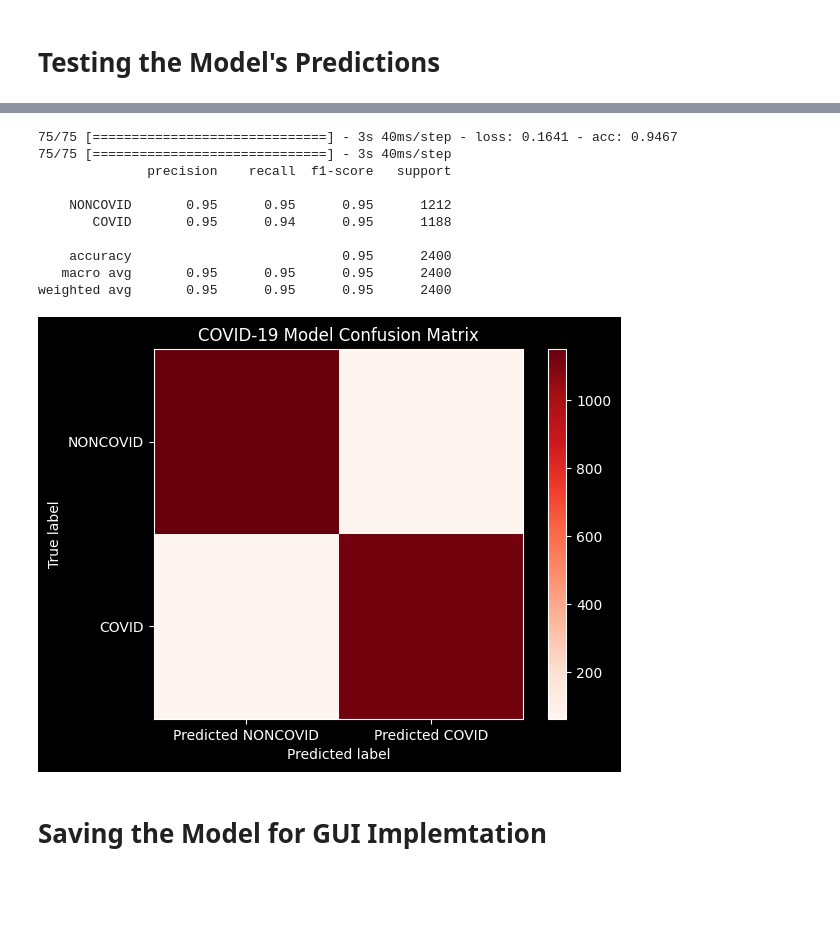
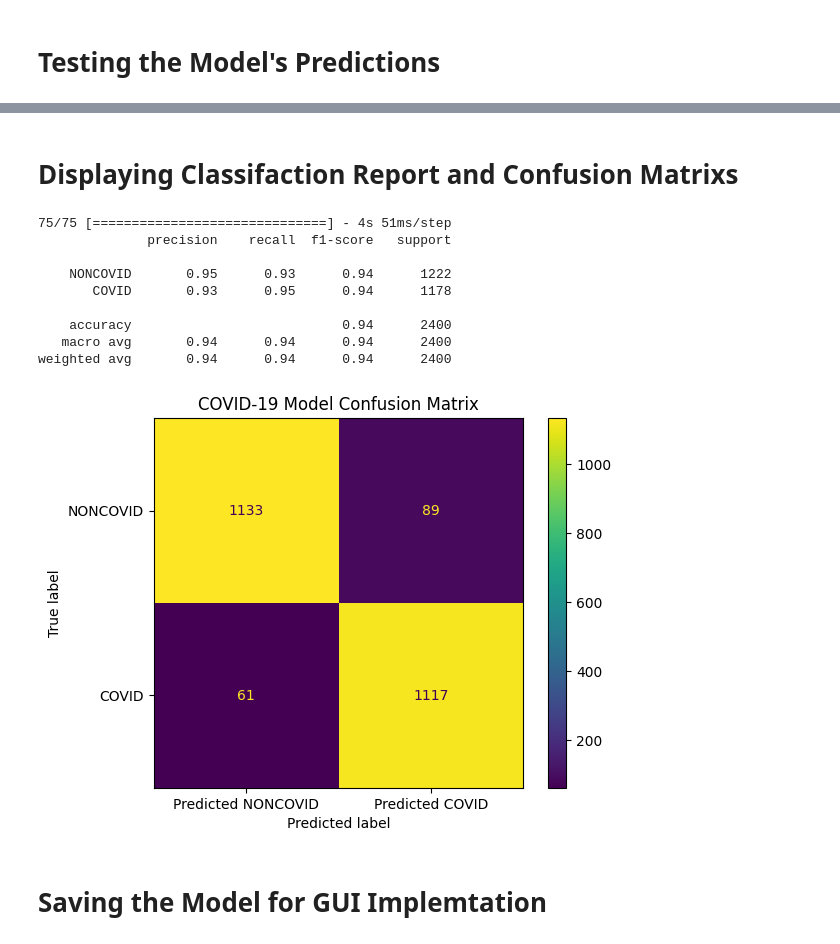
Before and after one commit to sw1ssyy/COVID-CNN-MODEL, a Jupyter notebook: Dissertation.ipynb, the cells around one changed output, grey strips where cells are left out. Drawn from its saved outputs; the diff is of its cells as text; code cells hidden in the pictures; blank space fills up the shorter version.

```diff
--- a/Dissertation.ipynb
+++ b/Dissertation.ipynb
@@ -205,34 +189,29 @@ for img in covidtestimage:
 
 
 
-nontestimage = np.expand_dims(testimgs[2], axis=0)
-nontestimage2 = np.expand_dims(testimgs[3], axis=0)
+nontestimage = np.expand_dims(testimgs[3], axis=0)
 covidtestimage = np.expand_dims(covidtestimgs[0], axis=0)
 covidtestimage2 = np.expand_dims(covidtestimgs[1], axis=0)
 
 
 ### Testing 2 NONCOVID PICS
 predict1 = model.predict(nontestimage)
-predict2 = model.predict(nontestimage2)
+predict2 = model.predict(covidtestimage)
+
 totalresults.append(predict1)
 totalresults.append(predict2)
 
 # TESTING 2 COVID PICS
-cpredict1 = model.predict(covidtestimage)
-cpredict2 = model.predict(covidtestimage2)
-totalresults.append(cpredict1)
-totalresults.append(cpredict2)
 
 totalresults2 = np.array(totalresults)
 totalresults2 = totalresults2.astype(np.float32)
 
-# higher band(over 0.5 )    = NONCOVID
-# lower band(0.5 or under)  = COVID
+
 for i in totalresults2:
 
 
-    if i >= 0.5:
+    if i < 0.5:
         print("Prediction = " + str(i) + " / NONCOVID")
-    elif i < 0.5:
+    elif i > 0.5:
         print("Prediction = " + str(i) + " / COVID")
 # %% [output]
@@ -247,50 +225,47 @@ Prediction = [[0.00034392]] / COVID
+# %% [markdown]
+# Displaying Classifaction Report and Confusion Matrixs
 # %%
-from sklearn.metrics import classification_report, confusion_matrix
+from sklearn.metrics import classification_report, confusion_matrix, ConfusionMatrixDisplay
 import pandas as pd
 
-model.evaluate(x = np.asarray(X_Test),
-                   y = Y_Test,
-                   verbose=1)
+
 
 test_predict = model.predict(x = np.asarray(X_Test))
 
 
 for i in range(len(test_predict)):
     if test_predict[i] >= 0.5:
         test_predict[i] = 1
     elif test_predict[i] < 0.5:
         test_predict[i] = 0
 
 classes = ['NONCOVID', 'COVID']
-report = classification_report(y_true = Y_Test,
-                      y_pred = test_predict,
-                      target_names = classes)
+
 print(classification_report(y_true = Y_Test,
                       y_pred = test_predict,
                       target_names = classes))
 
 cm = confusion_matrix(y_true=Y_Test, y_pred=test_predict)
-
-plt.imshow(cm, cmap=plt.cm.Reds)
+disp = ConfusionMatrixDisplay(confusion_matrix=cm,display_labels=classes)
+disp.plot()
+plt.imshow(cm)
 plt.title('COVID-19 Model Confusion Matrix')
-plt.colorbar()
-plt.xticks([0, 1], ['Predicted NONCOVID', 'Predicted COVID'])
-plt.yticks([0, 1], ['NONCOVID', 'COVID'])
+plt.xticks([0,1], ['Predicted NONCOVID', 'Predicted COVID'])
+plt.yticks([0,1], ['NONCOVID', 'COVID'])
 plt.xlabel('Predicted label')
 plt.ylabel('True label')
 plt.show()
 # %% [output]
-75/75 [==============================] - 3s 40ms/step - loss: 0.1641 - acc: 0.9467
-75/75 [==============================] - 3s 40ms/step
+75/75 [==============================] - 4s 51ms/step
               precision    recall  f1-score   support
 
-    NONCOVID       0.95      0.95      0.95      1212
-       COVID       0.95      0.94      0.95      1188
+    NONCOVID       0.95      0.93      0.94      1222
+       COVID       0.93      0.95      0.94      1178
 
-    accuracy                           0.95      2400
-   macro avg       0.95      0.95      0.95      2400
-weighted avg       0.95      0.95      0.95      2400
+    accuracy                           0.94      2400
+   macro avg       0.94      0.94      0.94      2400
+weighted avg       0.94      0.94      0.94      2400
-[figure, old version]
+[figure, new version]
 # %% [markdown]
 # Saving the Model for GUI Implemtation
 # %%
```
Also changed, not shown: parts of 7 cells of this notebook.
